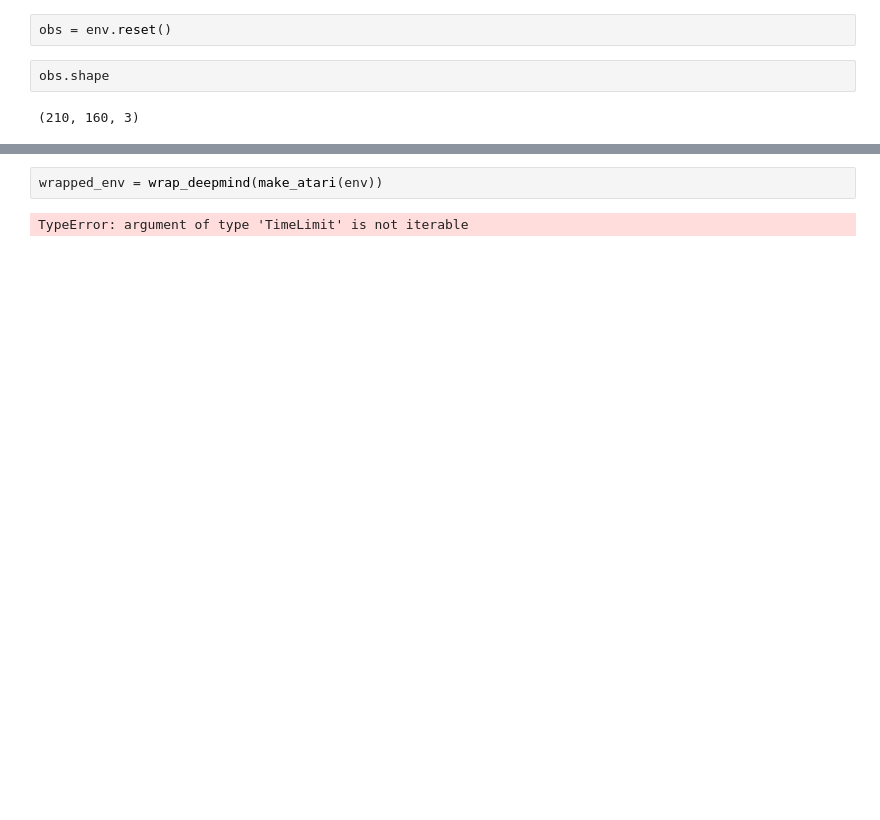
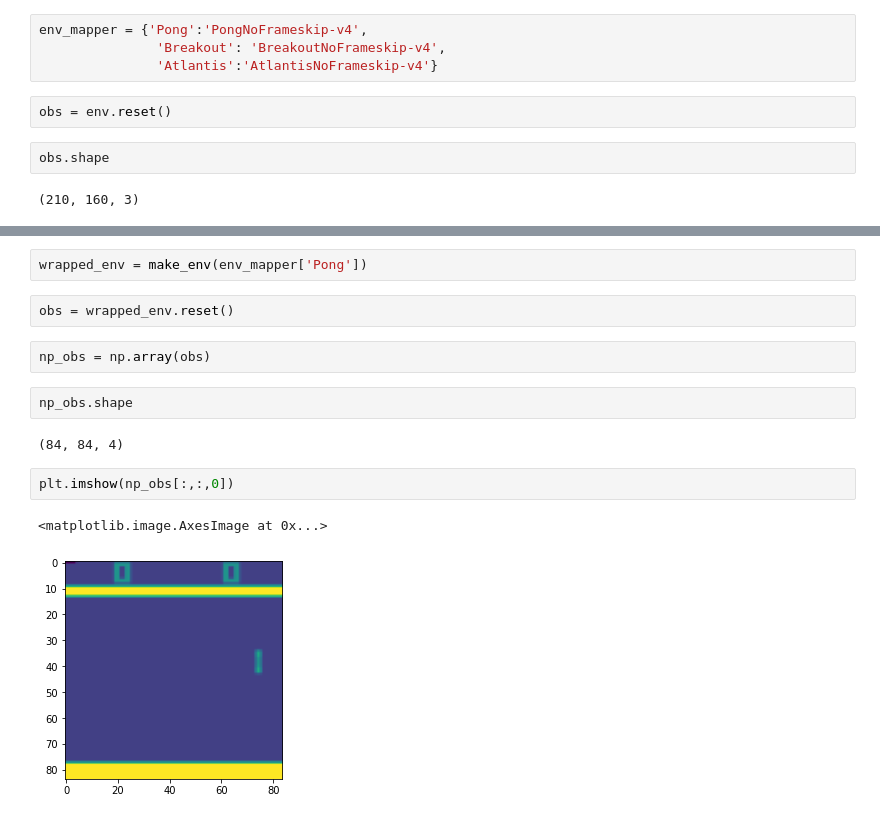
Before and after one commit to vgangal101/Human_Level_Control_DRL_DQN, a Jupyter notebook: rl_debugging.ipynb, the cells around one changed output, grey strips where cells are left out. Drawn from its saved outputs; the diff is of its cells as text; blank space fills up the shorter version.

```diff
--- a/rl_debugging.ipynb
+++ b/rl_debugging.ipynb
@@ -14,6 +18,10 @@ env = gym.make('PongNoFrameskip-v4')
 # %% [output]
 A.L.E: Arcade Learning Environment (version 0.7.5+db37282)
 [Powered by Stella]
+# %%
+env_mapper = {'Pong':'PongNoFrameskip-v4',
+               'Breakout': 'BreakoutNoFrameskip-v4',
+               'Atlantis':'AtlantisNoFrameskip-v4'}
 # %%
 obs = env.reset()
 # %%
@@ -26,4 +31,15 @@ TypeError: argument of type 'TimeLimit' is not iterable
 # %%
-wrapped_env = wrap_deepmind(make_atari(env))
+wrapped_env = make_env(env_mapper['Pong'])
-# %% [output]
-TypeError: argument of type 'TimeLimit' is not iterable
+# %%
+obs = wrapped_env.reset()
+# %%
+np_obs = np.array(obs)
+# %%
+np_obs.shape
+# %% [output]
+(84, 84, 4)
+# %%
+plt.imshow(np_obs[:,:,0])
+# %% [output]
+<matplotlib.image.AxesImage at 0x...>
+[figure, added]
```
Also changed, not shown: parts of 21 cells of this notebook, 2 other files.
